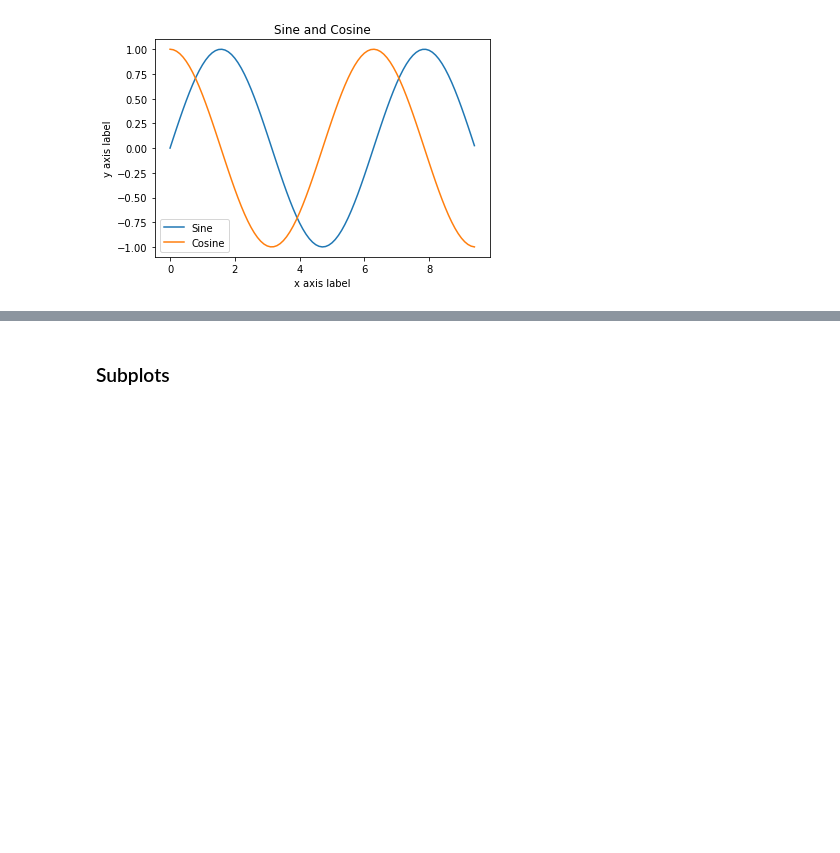
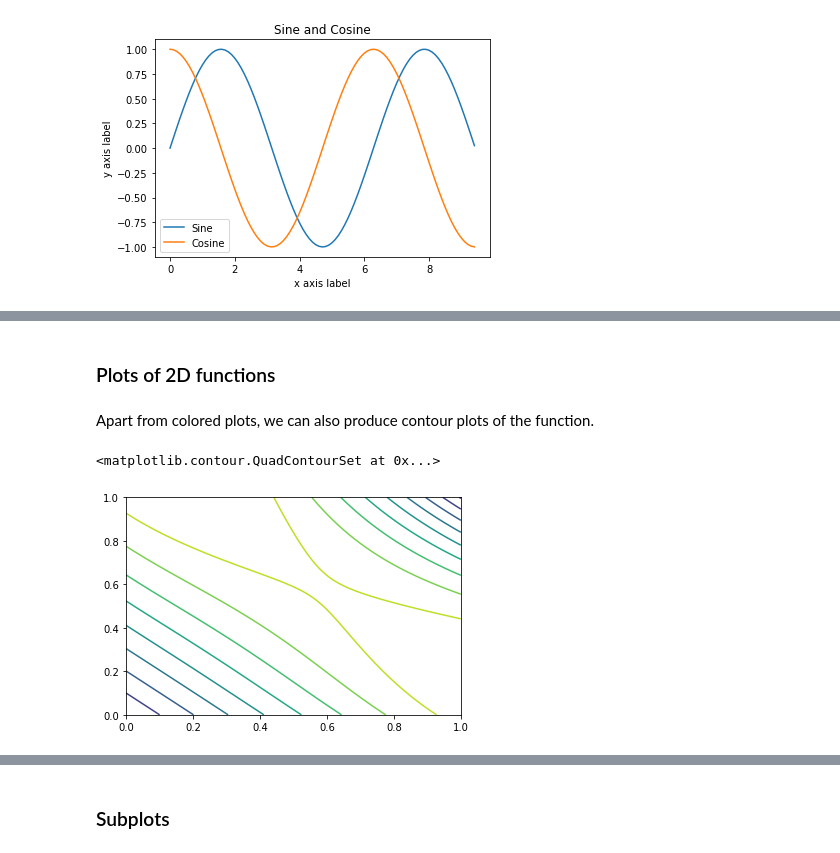
Before and after one commit to ntua-cvsp-lab/DSP_LabSupport, a Jupyter notebook: Numpy_Intro.ipynb, the cells around one changed output, grey strips where cells are left out. Saved outputs shown, nothing was run; the diff lists cells and outputs as text; code cells hidden in the pictures; blank space fills up the shorter version.

```diff
--- a/Numpy_Intro.ipynb
+++ b/Numpy_Intro.ipynb
@@ -543,0 +557,10 @@ plt.legend(['Sine', 'Cosine'])
+# %% [markdown]
+### Plots of 2D functions
+# %% [markdown]
+Apart from colored plots, we can also produce contour plots of the function.
+# %%
+%matplotlib inline
+plt.contour(x1,y1,myfun,10) #the last argument denotes the number of contour levels
+# %% [output]
+<matplotlib.contour.QuadContourSet at 0x...>
+[figure, added]
```
Also changed, not shown: parts of 9 cells of this notebook.
